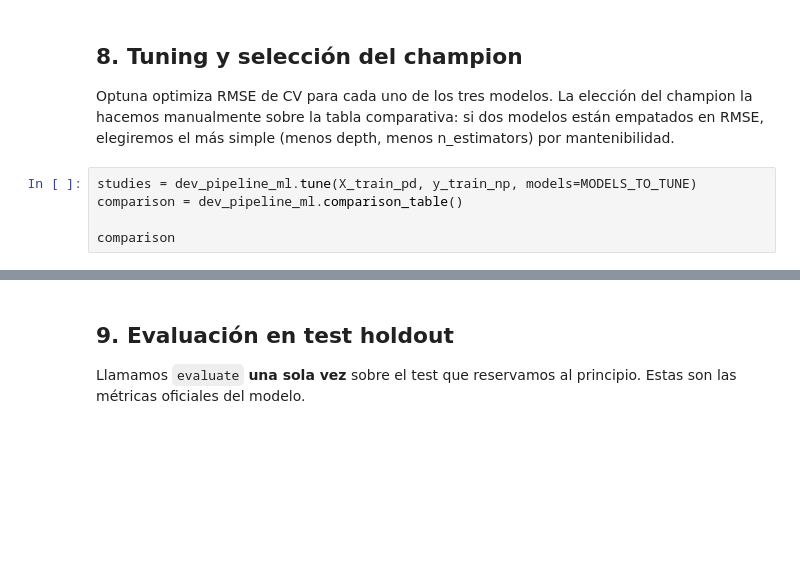
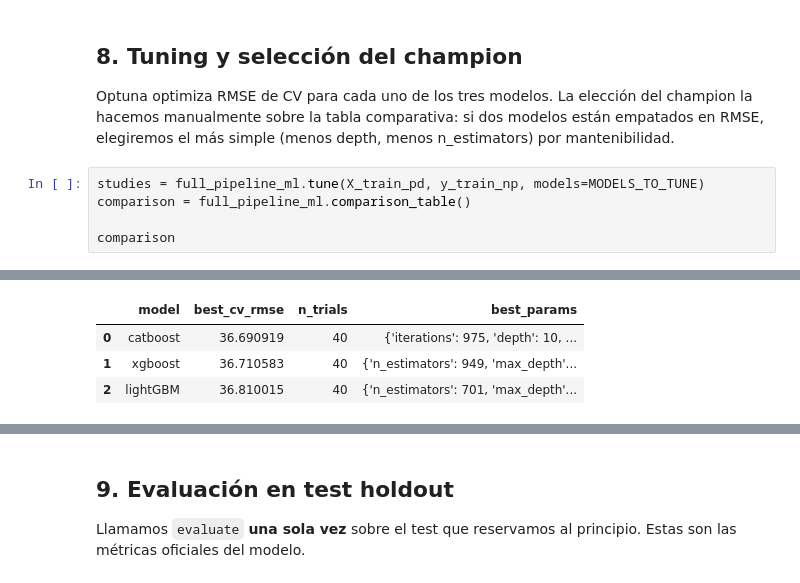
Before and after one commit to sancho3010/ml_project_eafit, a Jupyter notebook: notebooks/06-pipeline-ml.ipynb, the cells around one changed output, grey strips where cells are left out. Saved outputs shown, nothing was run; the diff lists cells and outputs as text; blank space fills up the shorter version.

```diff
--- a/notebooks/06-pipeline-ml.ipynb
+++ b/notebooks/06-pipeline-ml.ipynb
@@ -213,8 +218,8 @@ dev_pipeline_ml = PipelineML(
 
 Optuna optimiza RMSE de CV para cada uno de los tres modelos. La elección del champion la hacemos manualmente sobre la tabla comparativa: si dos modelos están empatados en RMSE, elegiremos el más simple (menos depth, menos n_estimators) por mantenibilidad.
 # %%
-studies = dev_pipeline_ml.tune(X_train_pd, y_train_np, models=MODELS_TO_TUNE)
-comparison = dev_pipeline_ml.comparison_table()
+studies = full_pipeline_ml.tune(X_train_pd, y_train_np, models=MODELS_TO_TUNE)
+comparison = full_pipeline_ml.comparison_table()
 
 comparison
 # %% [output]
@@ -288,2 +292,6 @@ Error:
+|  | model | best_cv_rmse | n_trials | best_params |
+| 0 | catboost | 36.690919 | 40 | {'iterations': 975, 'depth': 10, ... |
+| 1 | xgboost | 36.710583 | 40 | {'n_estimators': 949, 'max_depth'... |
+| 2 | lightGBM | 36.810015 | 40 | {'n_estimators': 701, 'max_depth'... |
 # %%
 # Elegimos el champion del top de la tabla. Ajustar manualmente si hay empate técnico.
```
Also changed, not shown: parts of 22 cells of this notebook, 17 other files.
